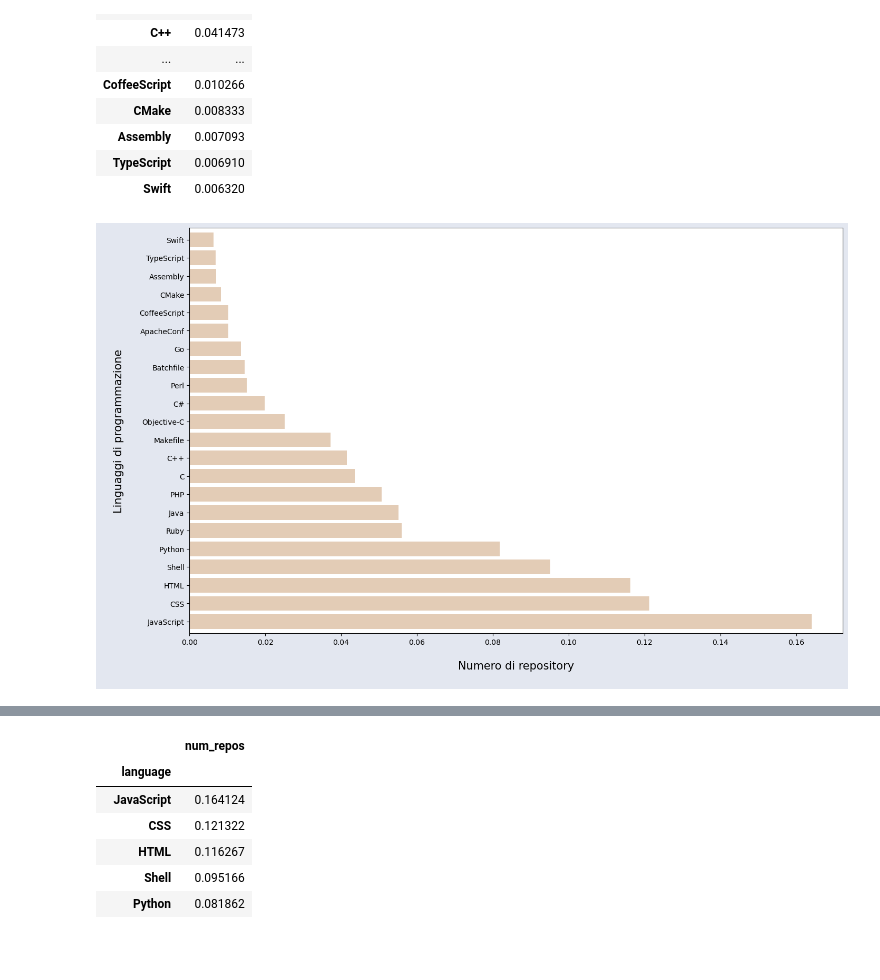
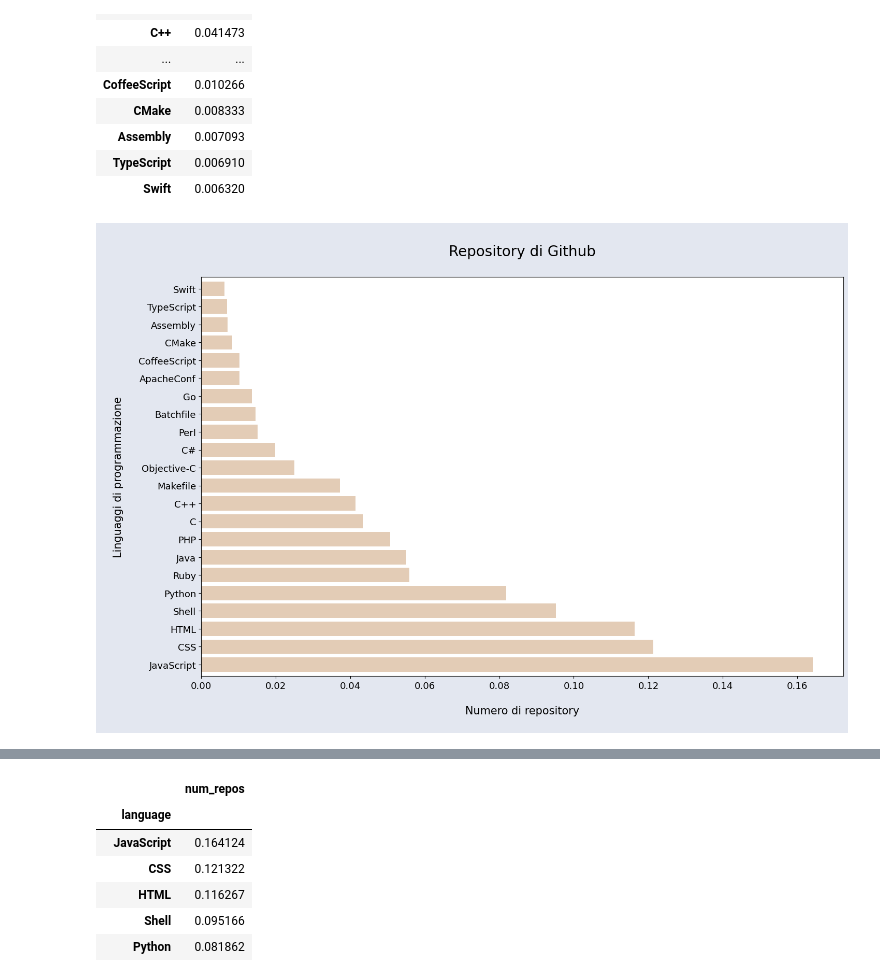
Before and after one commit to Monf11/SciVis, a Jupyter notebook: Codici/data.ipynb, the cells around one changed output, grey strips where cells are left out. Saved outputs shown, nothing was run; the diff lists cells and outputs as text; code cells hidden in the pictures; blank space fills up the shorter version.

```diff
--- a/Codici/data.ipynb
+++ b/Codici/data.ipynb
@@ -330,12 +332,15 @@ See the caveats in the documentation: https://pandas.pydata.org/pandas-docs/stab
 # %%
 fig, ax = plt.subplots(figsize=(16, 10))
 fig.set_facecolor('#E3E7F0')
 r.plot.barh(ax = ax, legend = False, color = '#a4560f', alpha = 0.3, width = 0.8)
 plt.ylabel('\nLinguaggi di programmazione\n', fontsize = 15)
+plt.title('\nRepository di Github\n', fontsize = 20)
 plt.xlabel('\nNumero di repository\n', fontsize = 15)
+plt.yticks(fontsize = 13)
+plt.xticks(fontsize = 13)
 plt.show()
 # %% [output]
-[figure, old version]
+[figure, new version]
 # %%
 data_t = df[df['type'] == 'pl'].sort_values(by='number_of_users',ascending=False).head(20)
 data_t
```
Also changed, not shown: parts of 3 cells of this notebook, 47 other files.
